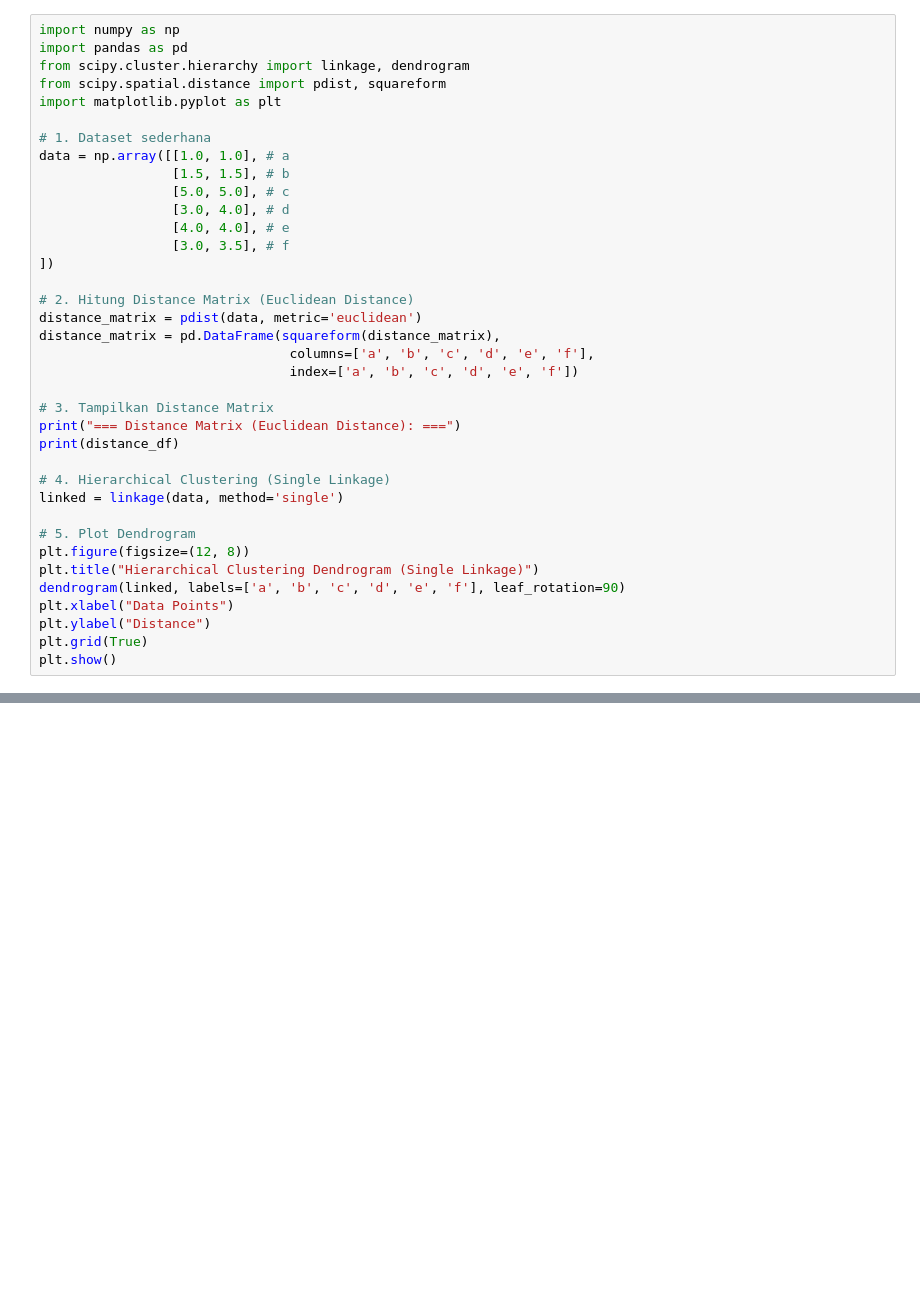
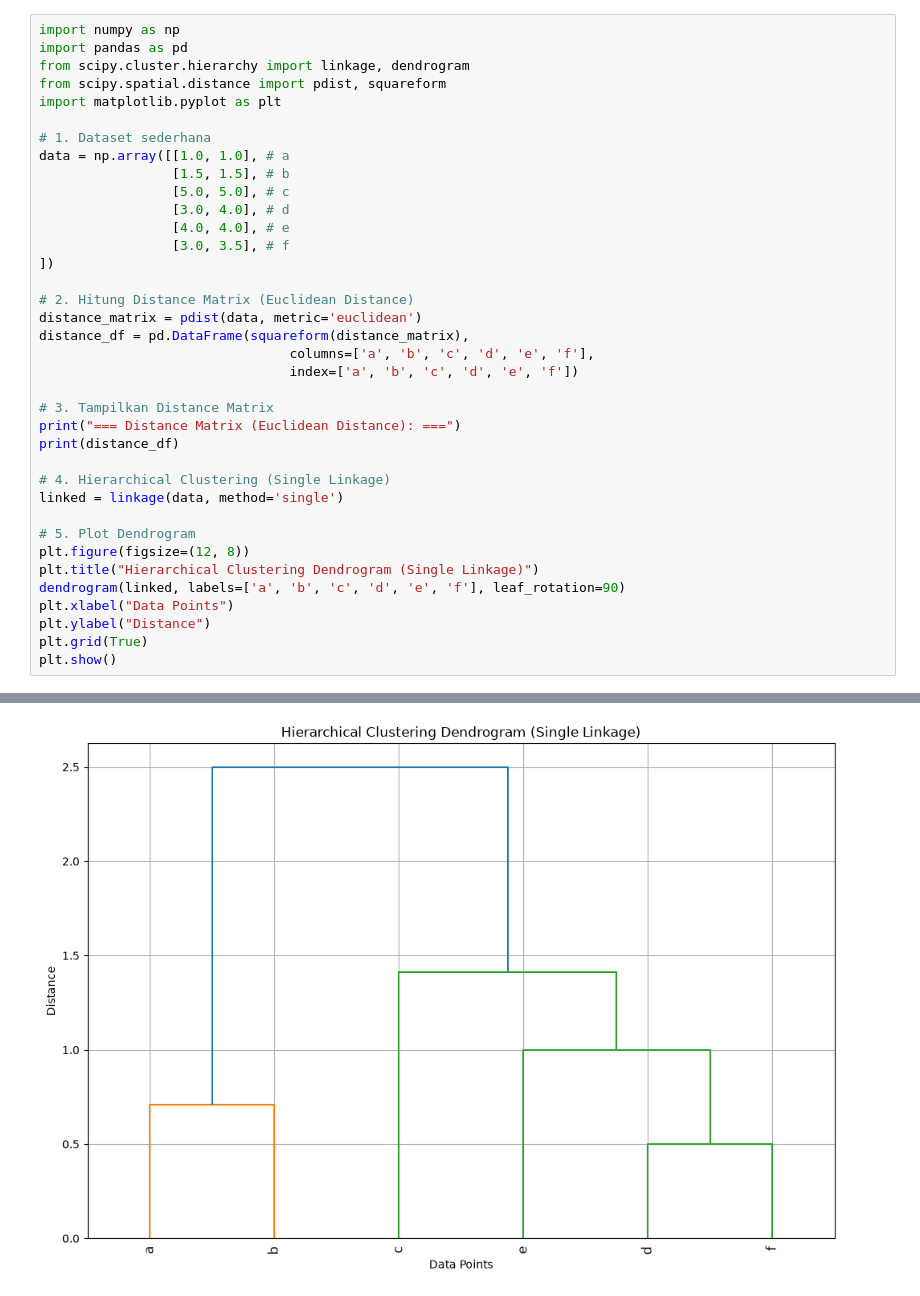
Before and after one commit to Greselia27/CERTAN_2026, a Jupyter notebook: Week5/Sesi 3/W05S03_Hierarchical Clustering_42324011_Gresia Delia Silalahi.ipynb, the cells around one changed output, grey strips where cells are left out. Saved outputs shown, nothing was run; the diff lists cells and outputs as text; blank space fills up the shorter version.

```diff
--- a/Week5/Sesi 3/W05S03_Hierarchical Clustering_42324011_Gresia Delia Silalahi.ipynb
+++ b/Week5/Sesi 3/W05S03_Hierarchical Clustering_42324011_Gresia Delia Silalahi.ipynb
@@ -16,7 +16,7 @@ data = np.array([[1.0, 1.0], # a
 
 # 2. Hitung Distance Matrix (Euclidean Distance)
 distance_matrix = pdist(data, metric='euclidean')
-distance_matrix = pd.DataFrame(squareform(distance_matrix),
+distance_df = pd.DataFrame(squareform(distance_matrix),
                                 columns=['a', 'b', 'c', 'd', 'e', 'f'],
                                 index=['a', 'b', 'c', 'd', 'e', 'f'])
 
@@ -40,0 +47 @@ NameError: name 'distance_df' is not defined
+[figure, added]
```
Also changed, not shown: parts of 13 cells of this notebook.
